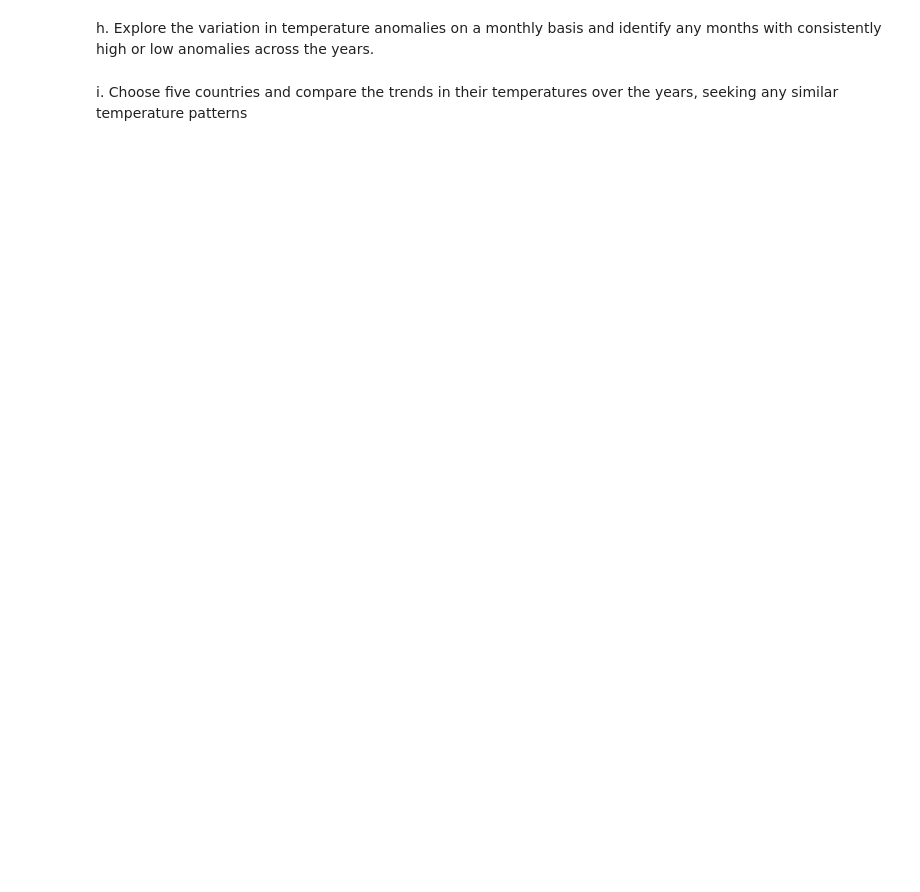
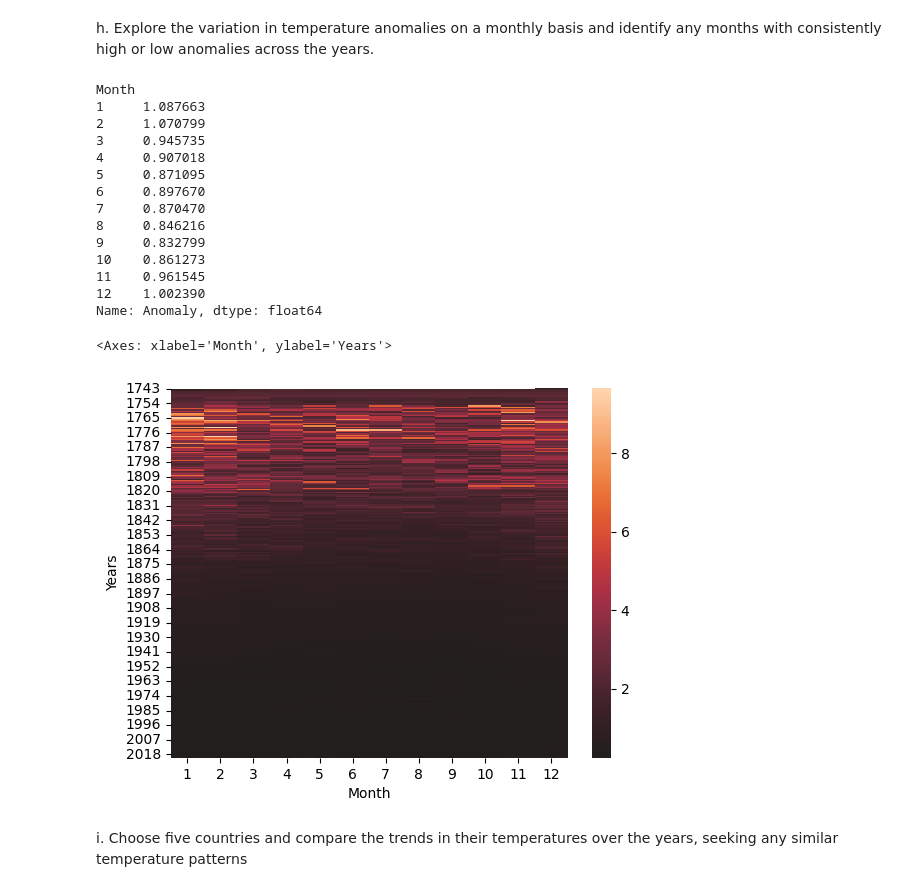
Before and after one commit to Sonica-B/Machine-Learning-CS539-F24, a Jupyter notebook: Homework1/Shreya_Boyane.ipynb, the cells around one changed output. Cells and saved outputs as stored; diff of their text form; code cells hidden in the pictures; blank space fills up the shorter version.

```diff
--- a/Homework1/Shreya_Boyane.ipynb
+++ b/Homework1/Shreya_Boyane.ipynb
@@ -41,6 +204,32 @@ data.
 # %% [markdown]
 h. Explore the variation in temperature anomalies on a monthly basis and identify
 any months with consistently high or low anomalies across the years.
+# %%
+monthly_anomalies = df.groupby('Month')['Anomaly'].mean()
+print(monthly_anomalies)
+
+# Pivot table to show anomalies by month and year
+anomaly_pivot = df.pivot_table(values='Anomaly', index='Years', columns='Month', aggfunc='mean')
+
+# Plot heatmap
+sns.heatmap(anomaly_pivot, center=0)
+# %% [output]
+Month
+1     1.087663
+2     1.070799
+3     0.945735
+4     0.907018
+5     0.871095
+6     0.897670
+7     0.870470
+8     0.846216
+9     0.832799
+10    0.861273
+11    0.961545
+12    1.002390
+Name: Anomaly, dtype: float64
+<Axes: xlabel='Month', ylabel='Years'>
+[figure, added]
 # %% [markdown]
 i. Choose five countries and compare the trends in their temperatures over the
 years, seeking any similar temperature patterns
```
Also changed, not shown: parts of 18 cells of this notebook.
